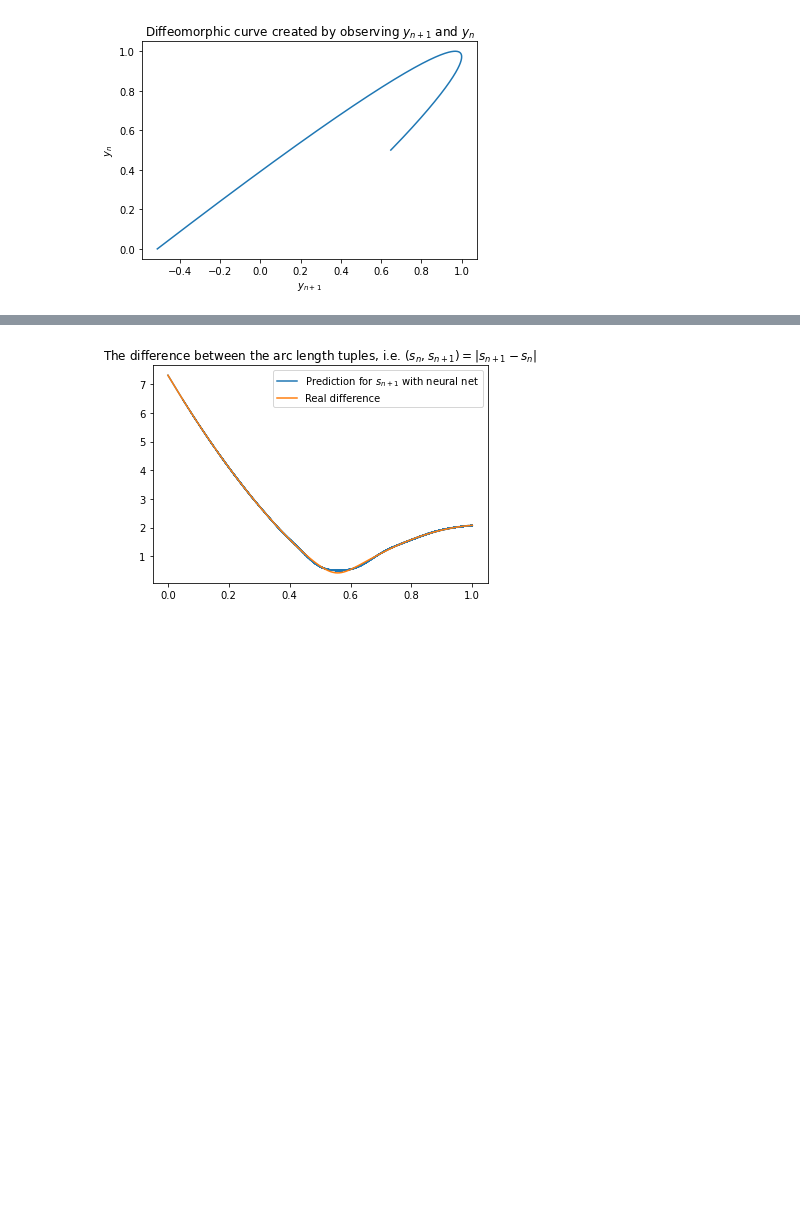
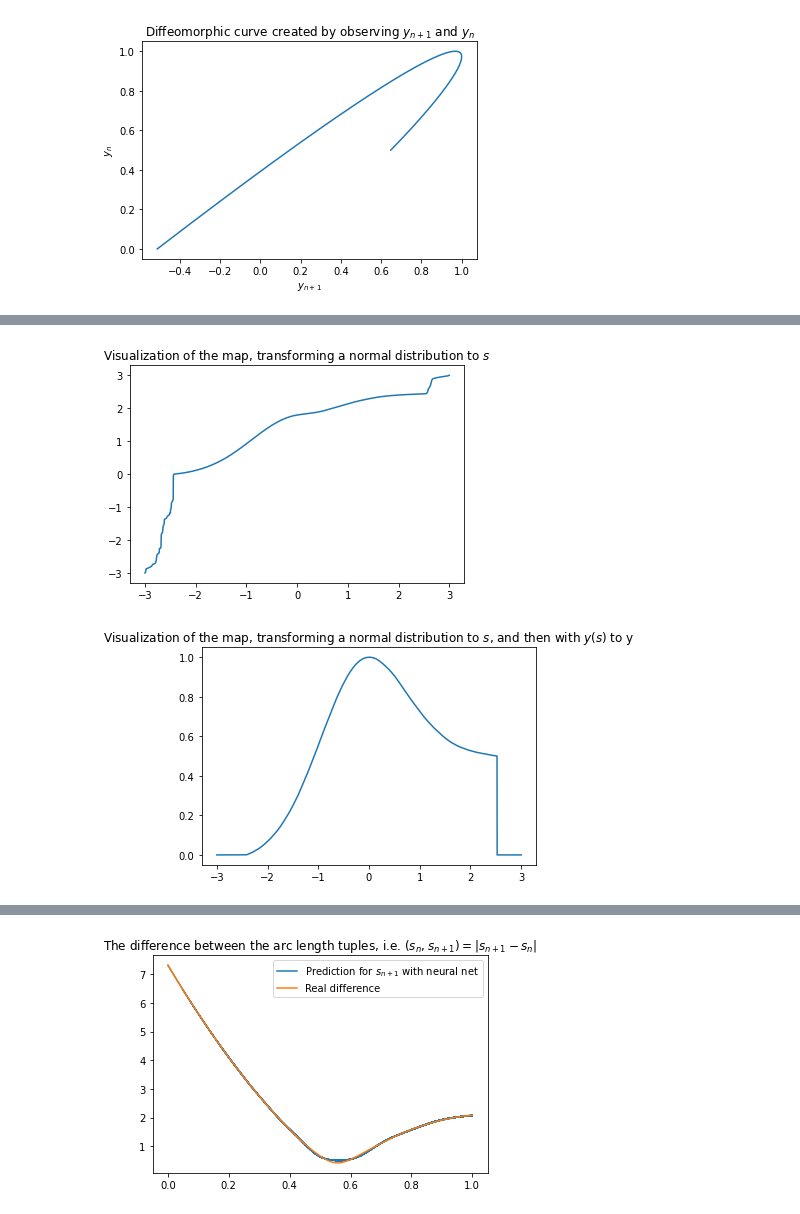
Before and after one commit to plainerman/density-transport, a Jupyter notebook: full_one_dimensional.ipynb, the cells around one changed output, grey strips where cells are left out. Saved outputs shown, nothing was run; the diff lists cells and outputs as text; code cells hidden in the pictures; blank space fills up the shorter version.

```diff
--- a/full_one_dimensional.ipynb
+++ b/full_one_dimensional.ipynb
@@ -28,0 +80,14 @@ plt.show()
+# %%
+input = numpy.linspace(-3, 3, 10000)
+mapped = transform(torch.tensor([[x] for x in input])).detach().numpy()
+
+plt.title("Visualization of the map, transforming a normal distribution to $s$")
+plt.plot(input, mapped)
+plt.show()
+
+plt.title("Visualization of the map, transforming a normal distribution to $s$, and then with $y(s)$ to y")
+plt.plot(input, y_by_s_vectorized(mapped))
+plt.show()
+# %% [output]
+[figure, added]
+[figure, added]
```
Also changed, not shown: parts of 16 cells of this notebook.
